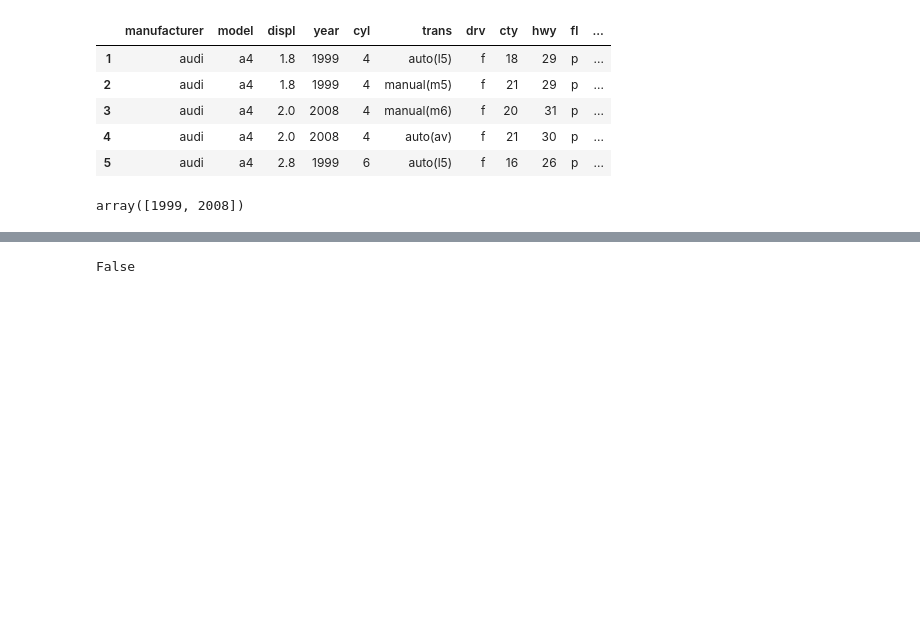
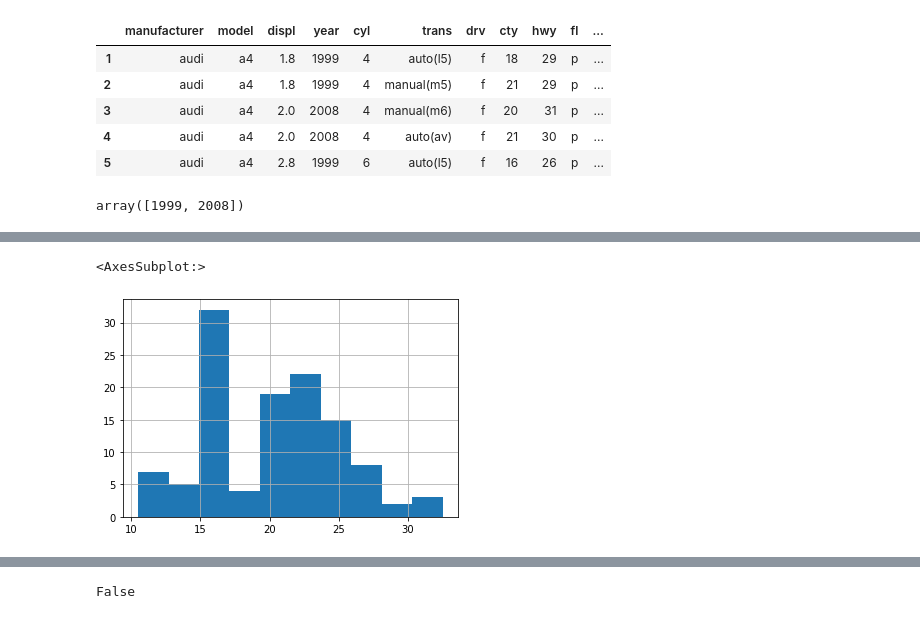
Before and after one commit to kanieladenis/statistics-exercises, a Jupyter notebook: hypothesis_testing.ipynb, the cells around one changed output, grey strips where cells are left out. Saved outputs shown, nothing was run; the diff lists cells and outputs as text; code cells hidden in the pictures; blank space fills up the shorter version.

```diff
--- a/hypothesis_testing.ipynb
+++ b/hypothesis_testing.ipynb
@@ -142,4 +142,9 @@ cars_2008.head()
 Name: fuel_efficiency, dtype: float64
+# %%
+cars_2008.hist()
+# %% [output]
+<AxesSubplot:>
+[figure, added]
 # %%
 cars_1999 = mpg[mpg.year == 1999].fuel_efficiency
 cars_1999.head()
```
Also changed, not shown: parts of 72 cells of this notebook, 1 other file.
